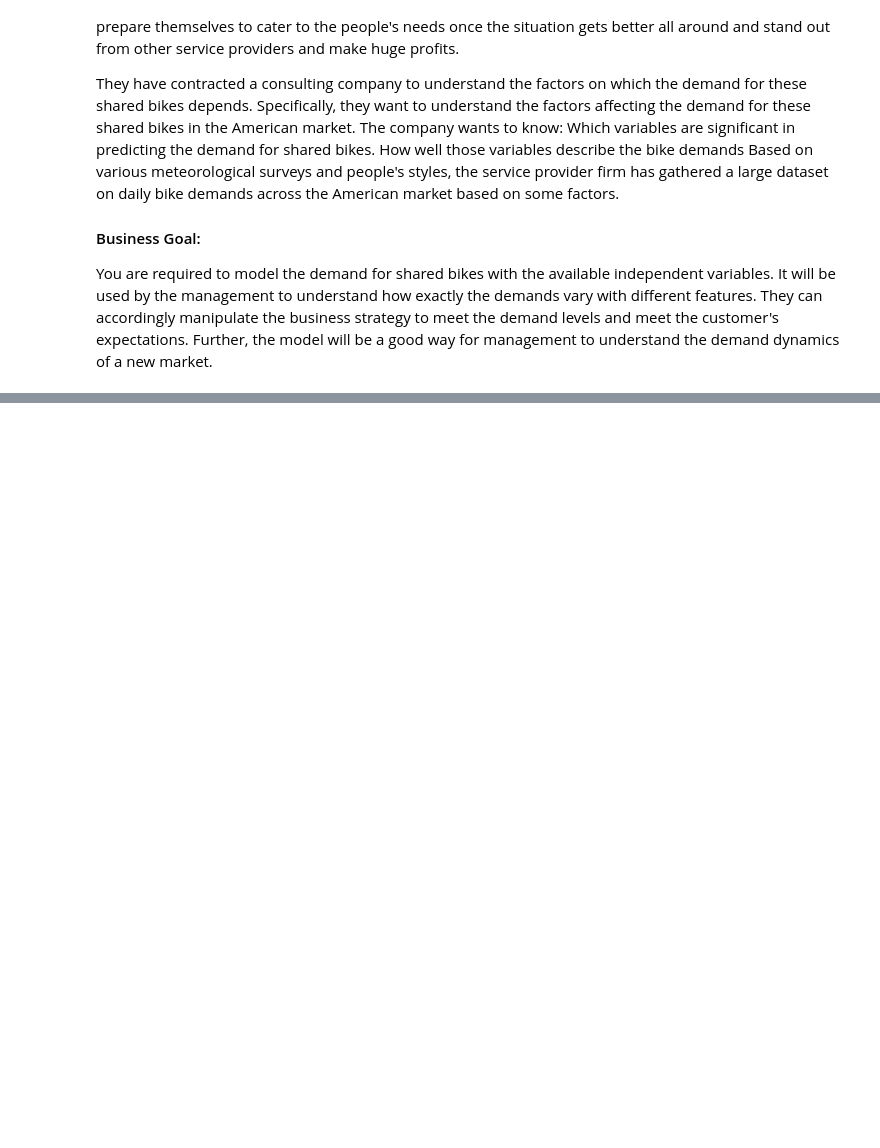
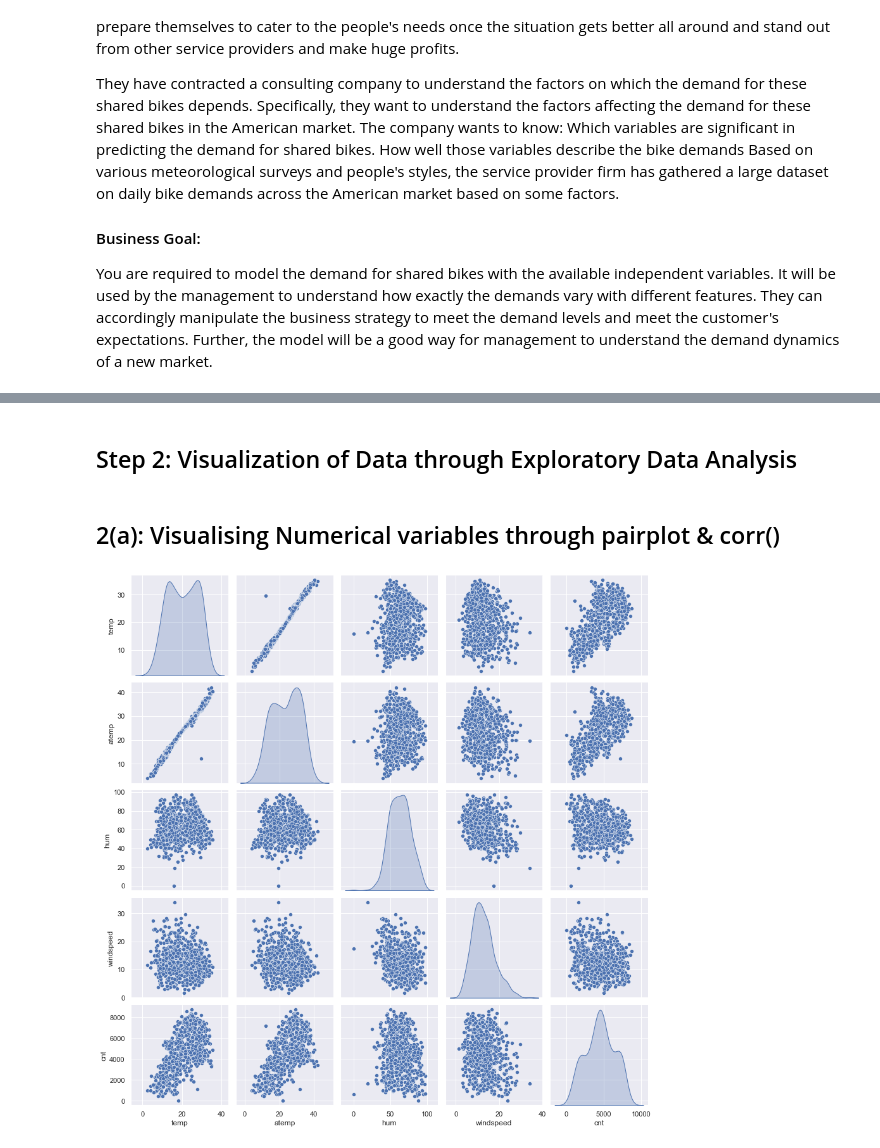
Before and after one commit to singhsushilmle/BikeSharing, a Jupyter notebook: BikeSharing.ipynb, the cells around one changed output, grey strips where cells are left out. Cells and saved outputs as stored; diff of their text form; code cells hidden in the pictures; blank space fills up the shorter version.

Commit message:
BikeSharing Code

```diff
--- a/BikeSharing.ipynb
+++ b/BikeSharing.ipynb
@@ -711,0 +249,17 @@ Covariance Type:            nonrobust
+# %%
+#<12> Convert season, weathersit, yr, mnth, holiday, weekday & workingday into 'category' data type.
+bike['season']=bike['season'].astype('category')
+bike['weathersit']=bike['weathersit'].astype('category')
+bike['yr']=bike['yr'].astype('category')
+bike['mnth']=bike['mnth'].astype('category')
+bike['holiday']=bike['holiday'].astype('category')
+bike['weekday']=bike['weekday'].astype('category')
+bike['workingday']=bike['workingday'].astype('category')
+bike.info()
+#    1.'season'     -> 1,2,3,4
+#    2.'weathersit' -> 1,2,3
+#    3.'yr'         -> 0,1
+#    4.'mnth'       -> 1,2,3,4,......,12
+#    5.'holiday'    -> 0,1
+#    6.'weekday'    -> 0,1,2,3,4,5,6
+#    7.'workingday' -> 0,1
@@ -711,0 +293,8 @@ Covariance Type:            nonrobust
+# %%
+#<13> Creating labels for categorical variable:
+bike['season']=bike['season'].map({1:'Spring',2:'Summer',3:'Fall',4:'Winter'})
+bike['weathersit']=bike['weathersit'].map({1:'Clear',2:'Cloudy',3:'Snow',4:'Rain'})
+bike['mnth']=bike['mnth'].map({1:'Jan',2:'Feb',3:'Mar',4:'Apr',5:'May',6:'Jun',7:'Jul',8:'Aug',9:'Sep',10:'Oct',11:'Nov',12:'Dec'})
+bike['weekday'] = bike['weekday'].map({0:'Sun',1:'Mon',2:'Tue',3:'Wed',4:'Thu',5:'Fri',6:'Sat'})
+bike['yr'] = bike['yr'].map({0:'2018',1:'2019'})
+bike.head()
@@ -711,0 +308,14 @@ Covariance Type:            nonrobust
+# %% [markdown]
+## Step 2: Visualization of Data through  Exploratory Data Analysis
+# %% [markdown]
+## 2(a): Visualising Numerical variables through pairplot & corr()
+# %%
+# Since temp, hum, windspeed are continuous variable so draw Pairplot for these over "cnt"
+sns.pairplot(bike[['temp','atemp','hum','windspeed','cnt']],diag_kind='kde')
+plt.show()
+
+# Observation:
+#    1. temp and atemp has highest correlation with the target variable 'cnt'.
+#    2. temp and atemp are highly correlated with each other.
+# %% [output]
+[figure, added]
```
Also changed, not shown: parts of 181 cells of this notebook.
